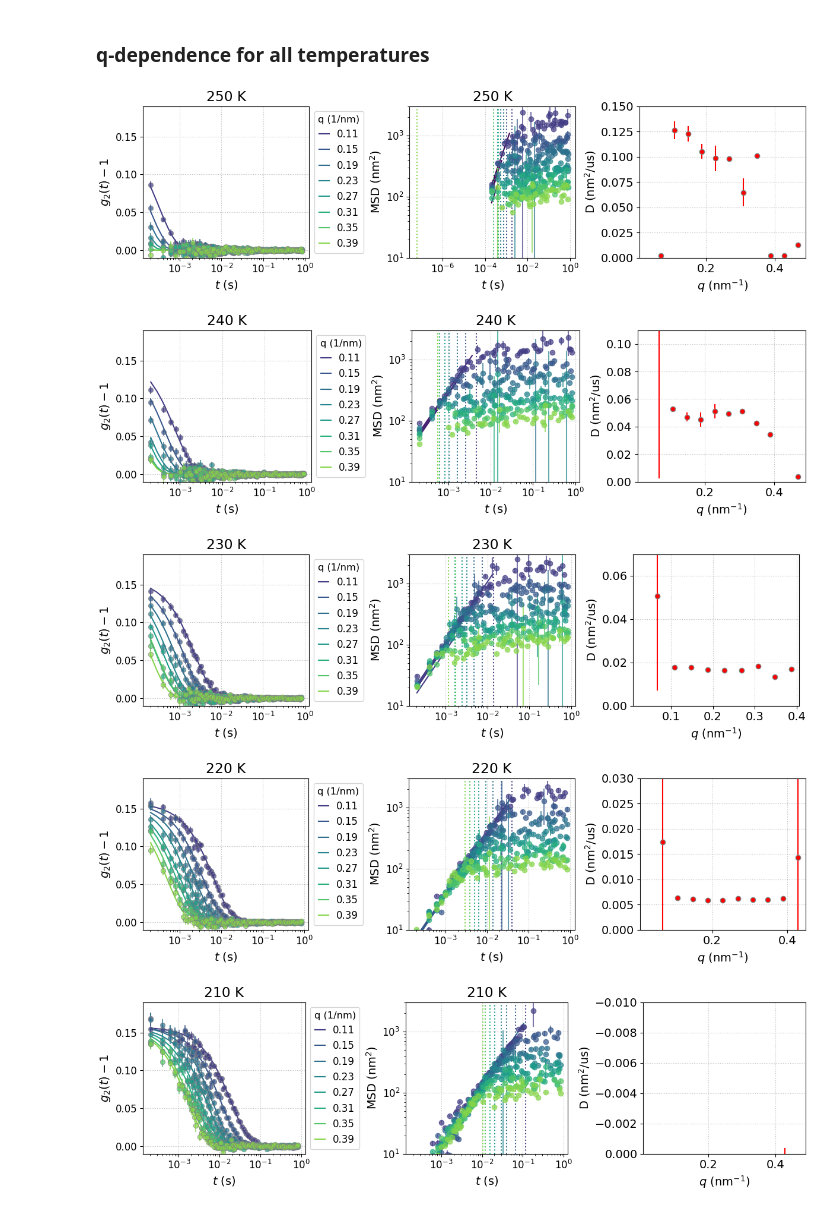
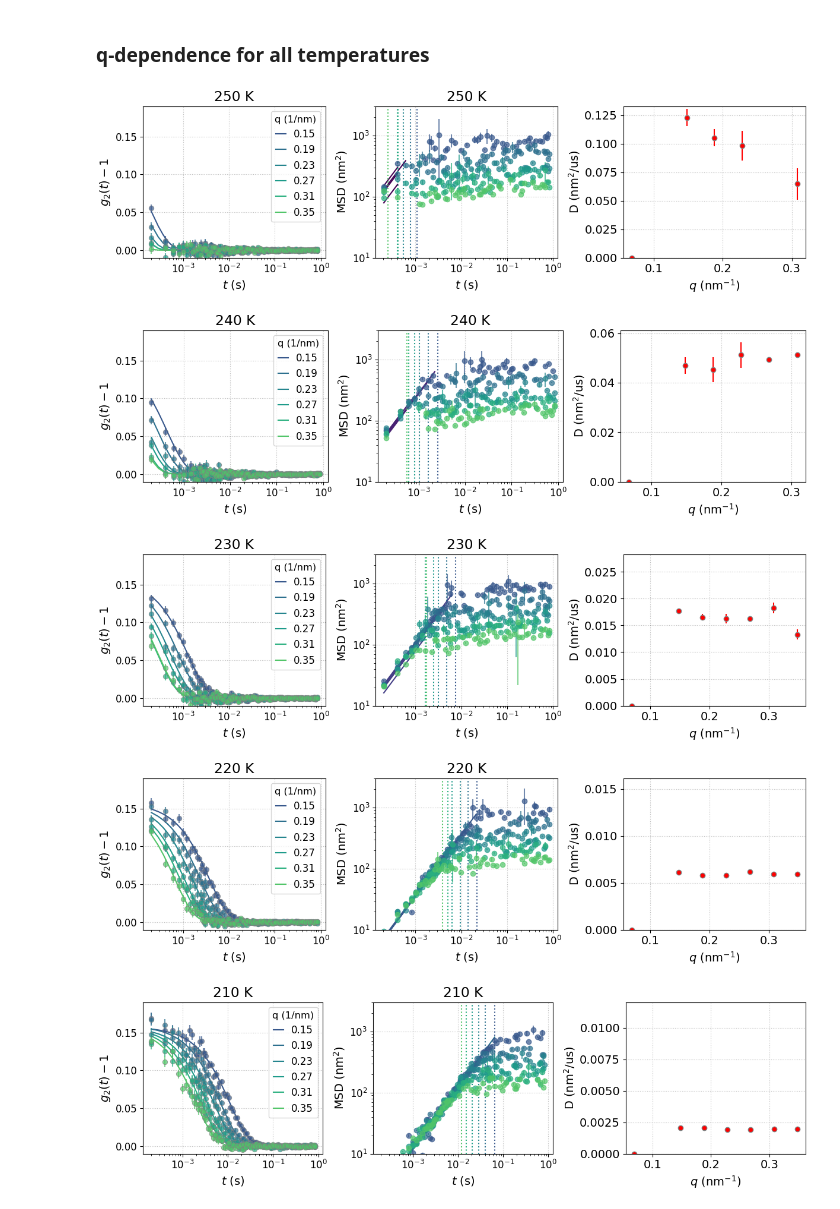
Before and after one commit to maddalenabin/id10-ferritin-2022, a Jupyter notebook: 01-notebooks/11-msd.ipynb, the cells around one changed output. Drawn from its saved outputs; the diff is of its cells as text; code cells hidden in the pictures.

```diff
--- a/01-notebooks/11-msd.ipynb
+++ b/01-notebooks/11-msd.ipynb
@@ -193,20 +233,19 @@ for i in range(len(datasetnumbers)):
             # -- clean
             mask = ~np.isnan(msd) & ~np.isnan(dmsd)
             mask &= ~np.isinf(msd) & ~np.isinf(dmsd)
+            mask &= msd > dmsd
 
             delays_cleaned = delays[i,mask]
             msd_cleaned = msd[mask]
             dmsd_cleaned = dmsd[mask]
             # -- end cleaning
 
-            a3.errorbar(delays_cleaned, msd_cleaned, dmsd_cleaned, c=col[i], ls='', marker='o', ms=6, mec='gray', alpha=0.7, label=f'{T[i]:.0f}')
+            condition = delays_cleaned < popt[1]*3
 
-            condition = delays_cleaned < popt[1]*3
-            xfit = delays_cleaned[condition]
-            yfit = msd_cleaned[condition]
-            dyfit = dmsd_cleaned[condition]
+            # a3.errorbar(delays_cleaned, msd_cleaned, dmsd_cleaned, c=col[i], ls='', marker='o', ms=6, mec='gray', alpha=0.7, label=f'{T[i]:.0f}')
+            a3.errorbar(delays_cleaned[condition], msd_cleaned[condition], dmsd_cleaned[condition], c=col[i], ls='', marker='o', ms=6, mec='gray', alpha=0.7, label=f'{T[i]:.0f}')
 
-            popt,xc,curve,perr = fit(linear, x=xfit, y=yfit, sigma=dyfit)
+            popt,xc,curve,perr = fit(linear, x=delays_cleaned[condition], y=msd_cleaned[condition], sigma=dmsd_cleaned[condition])
             a3.plot(xc, curve, ls='-', c=col[i])
             # a3.axvline(x=xfit[-1], c=col[i], ls=':')
 
@@ -214,6 +253,8 @@ for i in range(len(datasetnumbers)):
             D_msd[i,1] = perr[0]*1e-6/6
 
 a4.errorbar(T, D_msd[:,0], D_msd[i,1], ls='', c='r', marker='o', mec='gray', label='MSD = 6Dt')
+a4.plot(SE['temperature'], SE2['D_50w']*1e12, label='SE 50w%', c='k', marker='o', mec='k', mfc='none', ls='--')
+a4.plot(SE['temperature'], SE['D_c1']*1e12, label='SE c1', c='b', marker='o', mec='b', mfc='none', ls='--')
 
 a1.legend(title=r'T (K)', fontsize=12, bbox_to_anchor=[1,1], handlelength=1, frameon=True)
 print(f"q={qv[qv_sel]:.2f} nm$^{{-1}}$", f"{runname}, Transm {Tr[i]}%")
@@ -238,9 +279,11 @@ a3.tick_params(axis='both', which='minor', labelsize=10)
 
 a4.set_xlabel(r'$T$ (K)')
 a4.set_ylabel(r'D (nm$^2$/us)')
+a4.set_xlim(200,260)
+a4.set_ylim(-0.01,0.4)
 a4.legend(fontsize=12, handlelength=1, frameon=True)
-
-# f.savefig(f'../06-figs/msd-q-{qv[qv_sel]:.2f}.png')
+# a4.set_yscale('log')
+# f.savefig(f'../06-figs/msd-q-{qv[qv_sel]:.2f}-2.png')
 # %% [output]
 0 250.0 0.11
 1 240.0 0.11
@@ -258,7 +301,7 @@ col = plt.cm.viridis(np.linspace(0,1,len(qv)))
 
 qv_sel = 2
 tol = 1e-3
-qv_min, qv_max, qstep = 2, len(qv)-2, 1
+qv_min, qv_max, qstep = 3, len(qv)-3, 1
 
 for i in range(len(datasetnumbers)):
     f, (a1,a3, a4) = plt.subplots(1,3, figsize=(12,3.5), constrained_layout=True)
@@ -280,6 +323,7 @@ for i in range(len(datasetnumbers)):
         # -- clean
         mask = ~np.isnan(msd) & ~np.isnan(dmsd)
         mask &= ~np.isinf(msd) & ~np.isinf(dmsd)
+        mask &= msd > dmsd
 
         delays_cleaned = delays[i,mask]
         msd_cleaned = msd[mask]
@@ -305,37 +349,38 @@ for i in range(len(datasetnumbers)):
         except ValueError:
             pass
 
-    a4.errorbar(qv, D_msd[:,0], D_msd[:,1], ls='', c='r', marker='o', mec='gray', label='MSD = 6Dt')
+    cond = (D_msd[:,0] > D_msd[:,1]) & (D_msd[:,0] < 50)
+    a4.errorbar(qv[cond], D_msd[cond,0], D_msd[cond,1], ls='', c='r', marker='o', mec='gray', label='MSD = 6Dt')
 
     a1.legend(title=r'q (1/nm)', fontsize=12, bbox_to_anchor=[1,1], handlelength=1, frameon=True)
     a1.set_title(f'{T[i]:.0f} K')
     a1.set_xscale('log')
     a1.set_xlabel(r'$t$ (s)')
     a1.set_ylabel(r'$g_2(t)-1$')
     a1.set_yticks(np.arange(0,0.16,0.05))
     a1.set_ylim(-0.01,0.19)
     a1.tick_params(axis='both', which='minor')#, bottom=False)
     a1.tick_params(axis='both', which='major', labelsize=12)
     a1.tick_params(axis='both', which='minor', labelsize=10)
 
     a3.set_xlabel(r'$t$ (s)')
     a3.set_ylabel(r'MSD (nm$^{2}$)')
     a3.set_title(f'{T[i]:.0f} K')
     a3.set_ylim(10,3e3)
     # a3.set_xlim(0,0.04)
     a3.set_xscale('log')
     a3.set_yscale('log')
     a3.tick_params(axis='both', which='minor')#, bottom=False)
     a3.tick_params(axis='both', which='major', labelsize=12)
     a3.tick_params(axis='both', which='minor', labelsize=10)
 
     a4.set_xlabel(r'$q$ (nm$^{-1}$)')
     a4.set_ylabel(r'D (nm$^2$/us)')
-    a4.set_ylim(0,0.15-i*0.04)
+    a4.set_ylim(0,np.max(D_msd[cond,0])+0.01)
     # f.savefig(f'../06-figs/msd-{T[i]:.0f}K.png')
 # %% [output]
-[figure, old version]
+[figure, new version]
-[figure, old version]
+[figure, new version]
-[figure, old version]
+[figure, new version]
-[figure, old version]
+[figure, new version]
-[figure, old version]
+[figure, new version]
```
Also changed, not shown: parts of 7 cells of this notebook.
